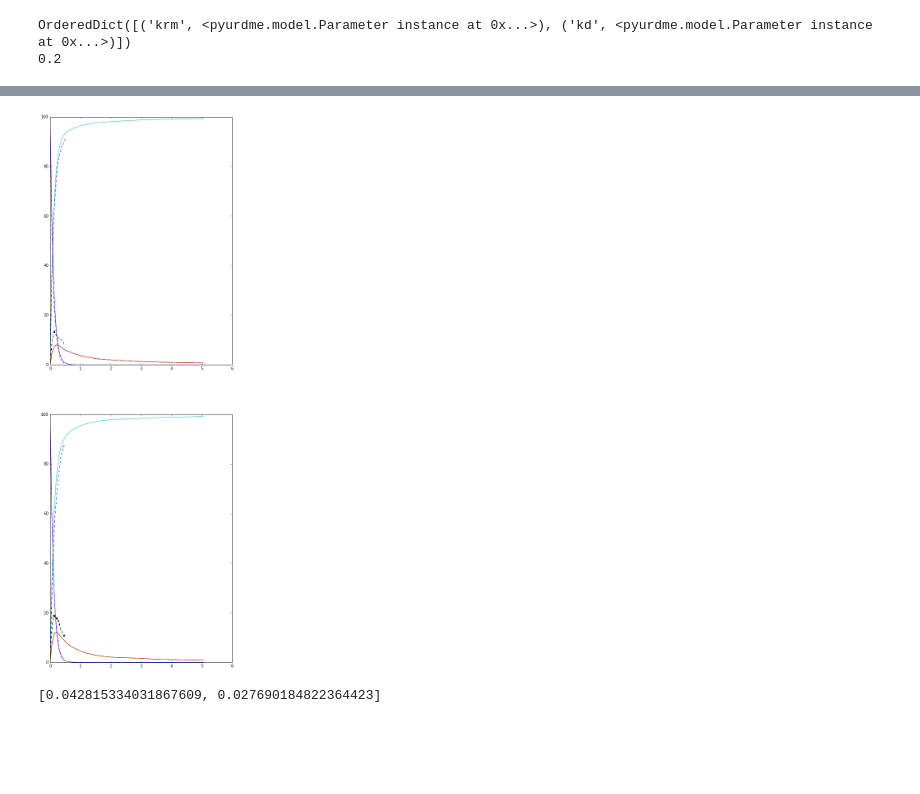
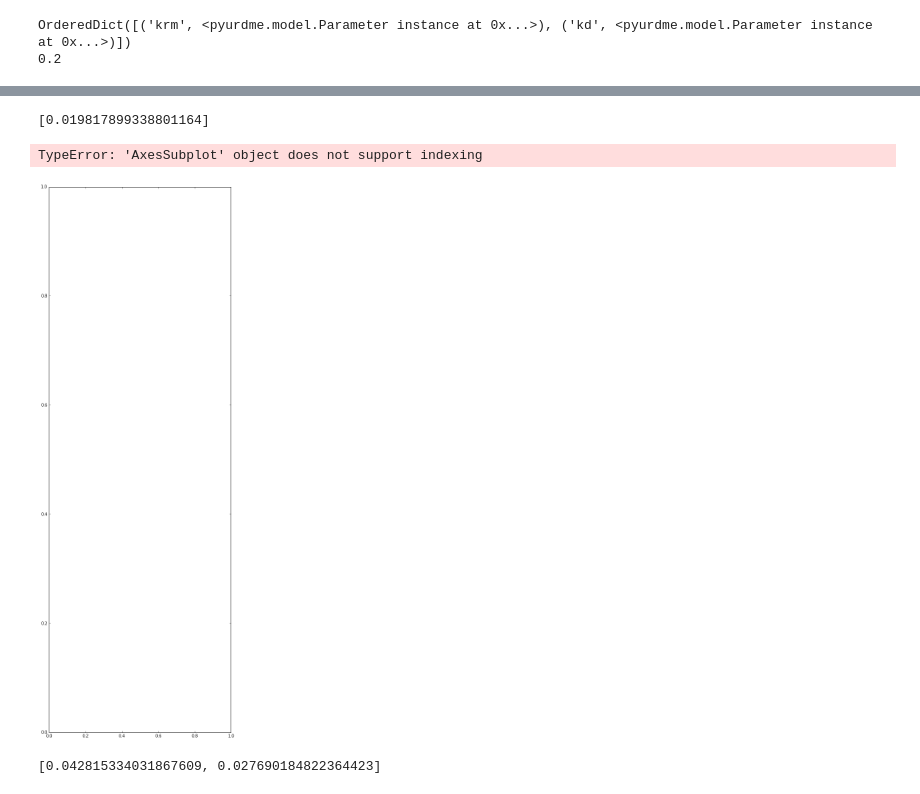
Before and after one commit to ahellander/pyurdme, a Jupyter notebook: examples/micro1/Example1.ipynb, the cells around one changed output, grey strips where cells are left out. Cells and saved outputs as stored; diff of their text form; code cells hidden in the pictures; blank space fills up the shorter version.

```diff
--- a/examples/micro1/Example1.ipynb
+++ b/examples/micro1/Example1.ipynb
@@ -78,7 +78,7 @@ class Example2(pyurdme.URDMEModel):
         # Distribute the molecules over the mesh
         self.set_initial_condition_scatter({S1:100})
         # Time span of the simulation
-        self.timespan(numpy.linspace(0,1.05,100000))
+        self.timespan(numpy.linspace(0,5.05,102))
 # %%
 tspan = numpy.linspace(0,5.05,102)
 kr = [1.0,0.5,0.16,0.08,0.04,0.02,0.01]
@@ -101,7 +101,7 @@ pi = 3.14159265359
 timem1 = time.time()
 
 res = []
-kr=[1.0,0.5]#,0.16,0.08,0.04,0.02,0.01]
+kr=[1.0]#,0.16,0.08,0.04,0.02,0.01]
 
 mmms = []
 
@@ -139,3 +139,7 @@ print timem2-timem1
 # %% [output]
 OrderedDict([('krm', <pyurdme.model.Parameter instance at 0x...>), ('kd', <pyurdme.model.Parameter instance at 0x...>)])
 0.2
+# %%
+plt.plot(tspan,micro[0])
+for i in range(0,nspecies):
+    plt.plot(tspan,mmms[0][i],linestyle='--')
@@ -142,13 +148,29 @@ OrderedDict([('krm', <pyurdme.model.Parameter instance at 0x...>), ('kd', <pyurd
+# %%
+err = []
+
+temp = 0.0
+temp2 = 0.0
+for i in range(0,nspecies):
+    for k in range(0,21):
+        temp = temp+abs(micro[0][k][i]-mmms[0][i][k])
+        temp2 = temp2+abs(micro[0][k][i])
+
+err.append(temp/temp2)
+# %%
+err
+# %% [output]
+[0.019817899338801164]
 # %%
 f, axs = plt.subplots(len(kr), 1,figsize=(8,24))
 for i in range(0,len(kr)):
     axs[i].plot(tspan,micro[i])
 
 for j in range(0,len(kr)):
     for i in range(0,nspecies):
-        axs[j].plot(numpy.linspace(0,0.5,50000),mmms[j][i],linestyle='--')
+        axs[j].plot(tspan,mmms[j][i],linestyle='--')
 # %% [output]
+TypeError: 'AxesSubplot' object does not support indexing
-[figure, old version]
+[figure, new version]
 # %%
 
 err = []
```
Also changed, not shown: parts of 2 cells of this notebook, 2 other files.
